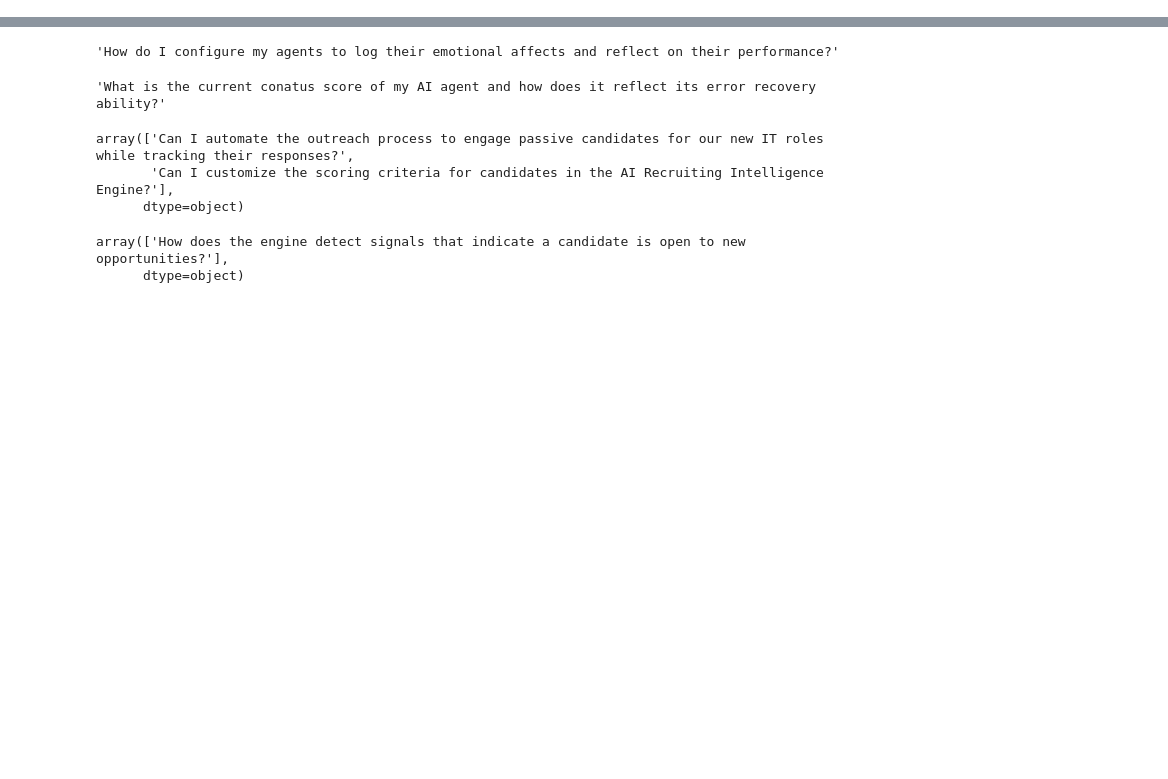
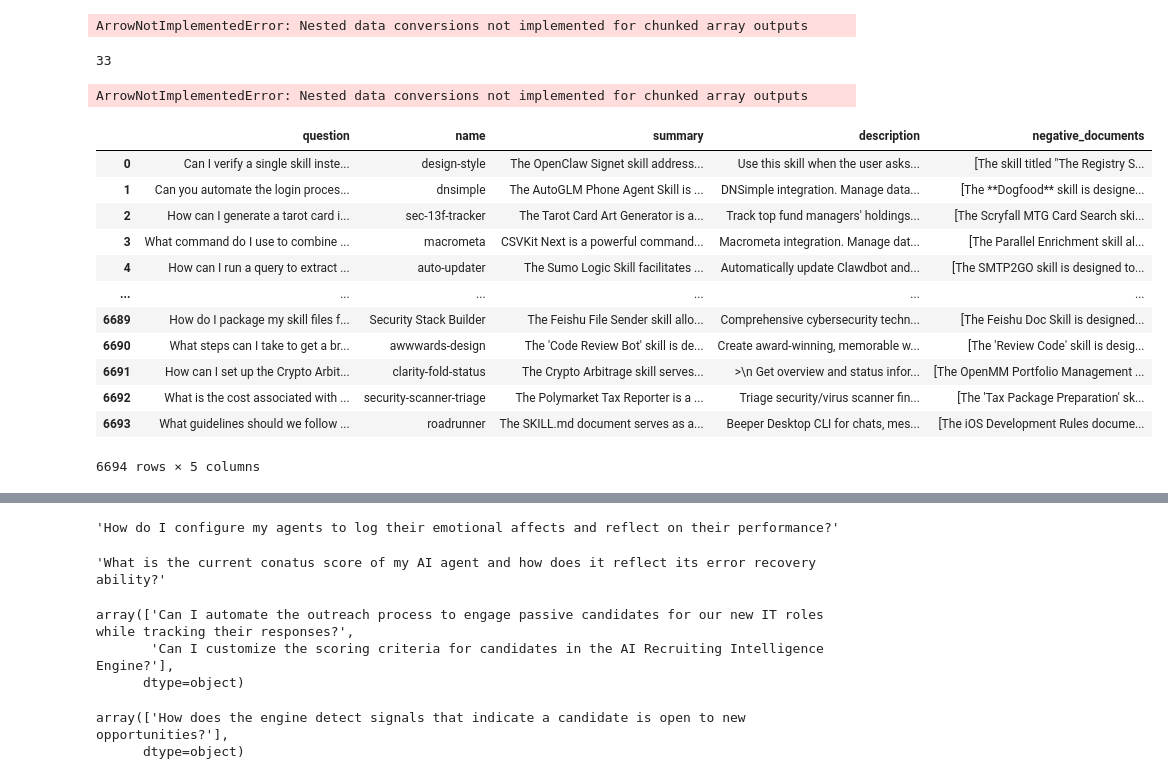
Before and after one commit to Athe-kunal/Agent-Skills-Retriever, a Jupyter notebook: dev.ipynb, the cells around one changed output, grey strips where cells are left out. Cells and saved outputs as stored; diff of their text form; code cells hidden in the pictures; blank space fills up the shorter version.

Commit message:
fix training script

```diff
--- a/dev.ipynb
+++ b/dev.ipynb
@@ -1,5 +1,11 @@
 # %%
 import pandas as pd
 
-train_ds = pd.read_parquet("artifacts/retriever_training/train.parquet")
-val_ds = pd.read_parquet("artifacts/retriever_training/validation.parquet")
+train_ds = pd.read_parquet("artifacts/retriever_training/train_1.parquet")
+val_ds = pd.read_parquet("artifacts/retriever_training/validation_1.parquet")
+# %% [output]
+ArrowNotImplementedError: Nested data conversions not implemented for chunked array outputs
+# %%
+len(train_ds['negative_documents'][0])
+# %% [output]
+33
@@ -6 +83,24 @@ val_ds = pd.read_parquet("artifacts/retriever_training/validation.parquet")
+# %%
+import pandas as pd
+
+train_ds = pd.read_parquet("artifacts/retriever_training/train_1.parquet")
+# val_ds = pd.read_parquet("artifacts/retriever_training/validation_1.parquet")
+# %% [output]
+ArrowNotImplementedError: Nested data conversions not implemented for chunked array outputs
+# %%
+val_ds
+# %% [output]
+|  | question | name | summary | description | negative_documents |
+| 0 | Can I verify a single skill inste... | design-style | The OpenClaw Signet skill address... | Use this skill when the user asks... | [The skill titled "The Registry S... |
+| 1 | Can you automate the login proces... | dnsimple | The AutoGLM Phone Agent Skill is ... | DNSimple integration. Manage data... | [The **Dogfood** skill is designe... |
+| 2 | How can I generate a tarot card i... | sec-13f-tracker | The Tarot Card Art Generator is a... | Track top fund managers' holdings... | [The Scryfall MTG Card Search ski... |
+| 3 | What command do I use to combine ... | macrometa | CSVKit Next is a powerful command... | Macrometa integration. Manage dat... | [The Parallel Enrichment skill al... |
+| 4 | How can I run a query to extract ... | auto-updater | The Sumo Logic Skill facilitates ... | Automatically update Clawdbot and... | [The SMTP2GO skill is designed to... |
+| ... | ... | ... | ... | ... | ... |
+| 6689 | How do I package my skill files f... | Security Stack Builder | The Feishu File Sender skill allo... | Comprehensive cybersecurity techn... | [The Feishu Doc Skill is designed... |
+| 6690 | What steps can I take to get a br... | awwwards-design | The 'Code Review Bot' skill is de... | Create award-winning, memorable w... | [The 'Review Code' skill is desig... |
+| 6691 | How can I set up the Crypto Arbit... | clarity-fold-status | The Crypto Arbitrage skill serves... | >\n Get overview and status infor... | [The OpenMM Portfolio Management ... |
+| 6692 | What is the cost associated with ... | security-scanner-triage | The Polymarket Tax Reporter is a ... | Triage security/virus scanner fin... | [The 'Tax Package Preparation' sk... |
+| 6693 | What guidelines should we follow ... | roadrunner | The SKILL.md document serves as a... | Beeper Desktop CLI for chats, mes... | [The iOS Development Rules docume... |
+6694 rows × 5 columns
 # %%
```
Also changed, not shown: parts of 9 cells of this notebook, 5 other files.
